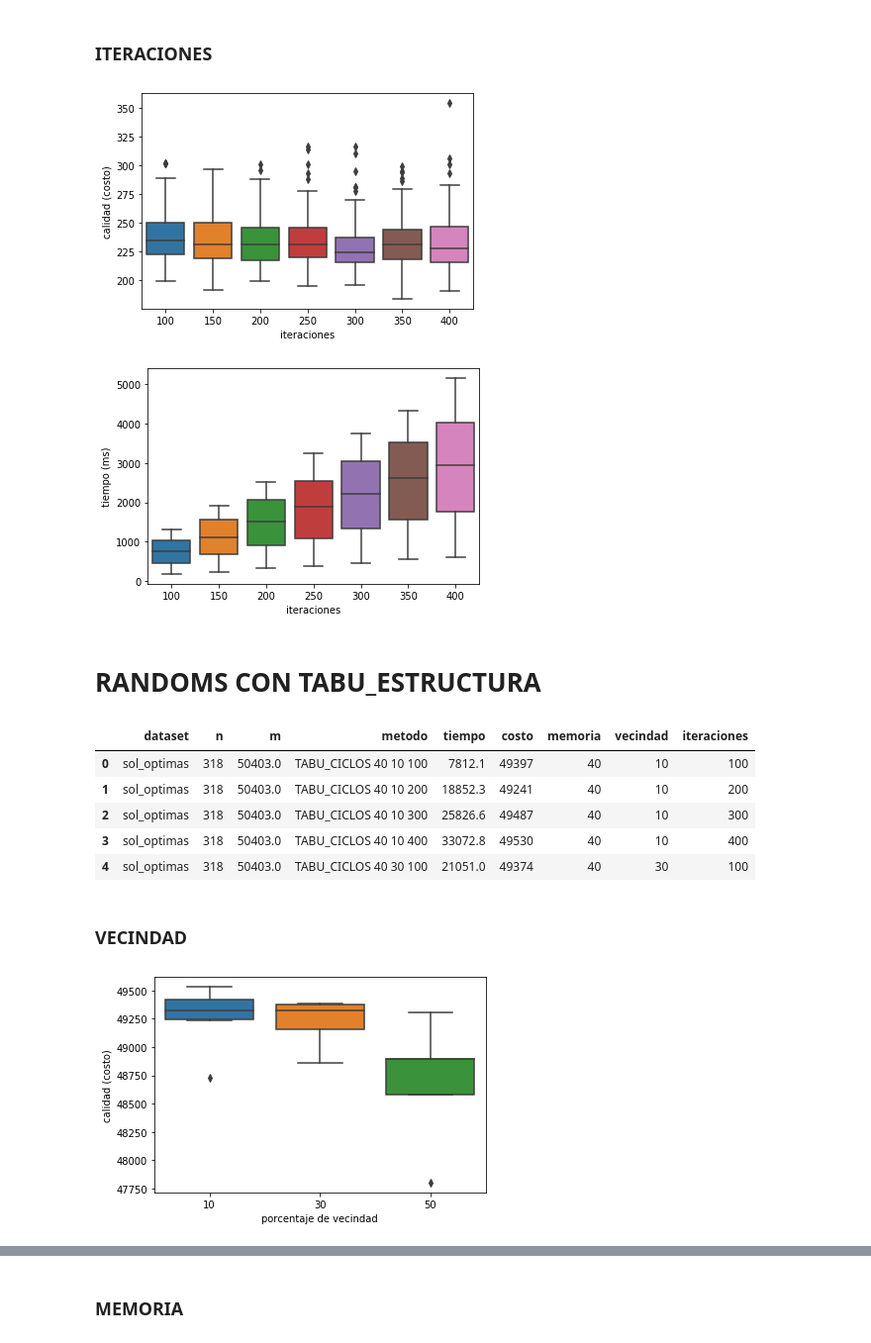
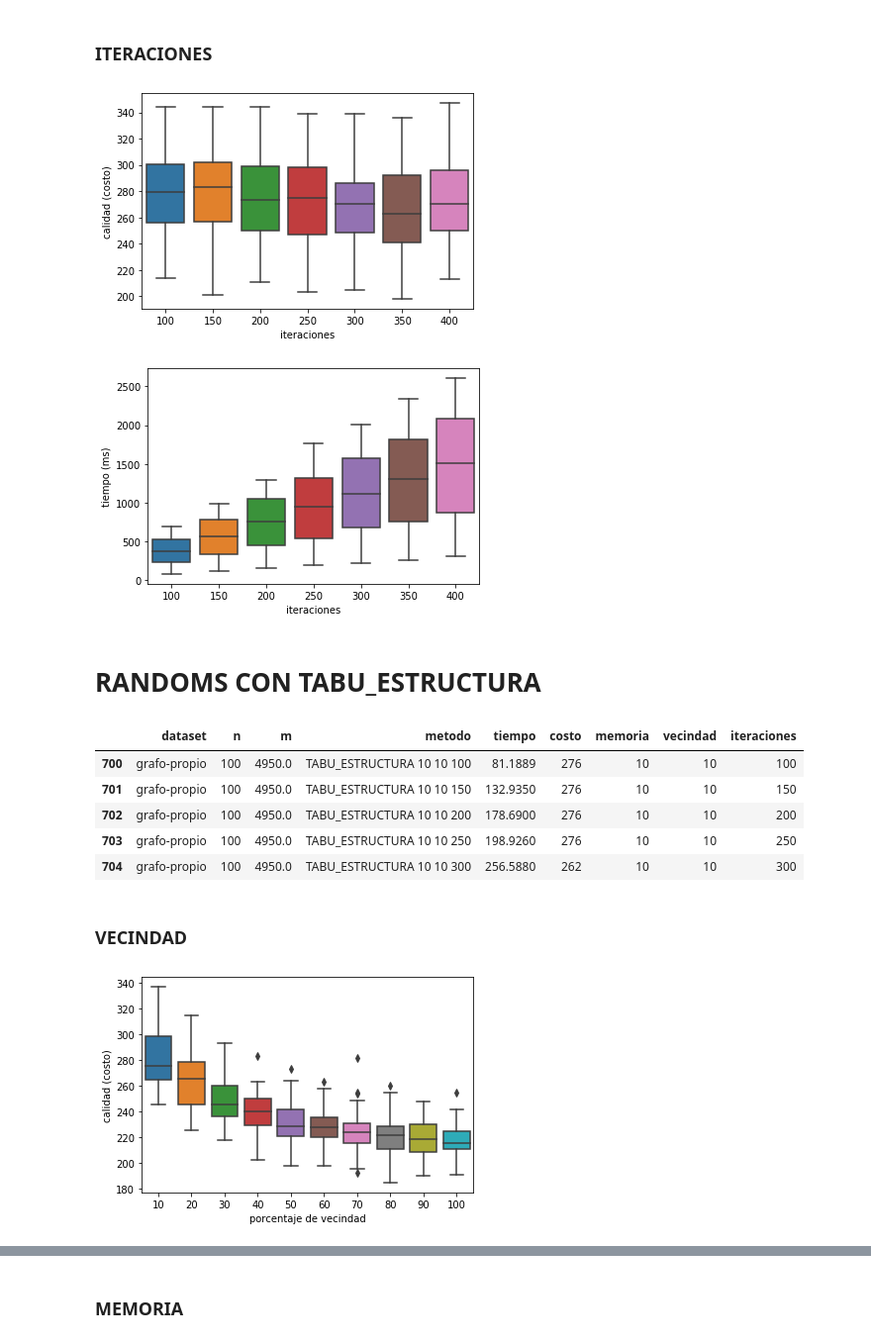
Before and after one commit to maltenzo/algo3-tp2, a Jupyter notebook: Python/Analisis.ipynb, the cells around one changed output, grey strips where cells are left out. Shown at 99% size. Saved outputs shown, nothing was run; the diff lists cells and outputs as text; code cells hidden in the pictures.

```diff
--- a/Python/Analisis.ipynb
+++ b/Python/Analisis.ipynb
@@ -13,7 +13,7 @@ def correlacion_pearson(data_frame, columna1, columna2):
 # %%
 df_resultados = pd.read_csv("resultados/resultado.csv");
 df_peor_caso_agm = pd.read_csv("resultados/resultado_agm.csv");
-df_resultados_opt_random = pd.read_csv("resultados/resultado_tabu_params_random.csv");
+df_resultados_random_param = pd.read_csv("resultados/resultado_tabu_params_random.csv");
 df_resultados_opt_param = pd.read_csv("resultados/resultado_tabu_params_opt.csv");
 # %% [markdown]
 # Experimento grafos con pesos aleatorios
@@ -199,38 +209,38 @@ plt.savefig("graficos/ciclos-memoria-tiempo.svg");
 # %% [markdown]
 ### ITERACIONES
 # %%
-fig = sns.boxplot(data=df_resultados_opt_random, x='iteraciones', y='costo');
+fig = sns.boxplot(data=ciclos_random_param, x='iteraciones', y='costo');
 fig.set(xlabel='iteraciones', ylabel='calidad (costo)');
 
 plt.savefig("graficos/ciclos-iteraciones-costo.svg");
 # %% [output]
-[figure, old version]
+[figure, new version]
 # %%
-fig = sns.boxplot(data=df_resultados_opt_random, x='iteraciones', y='tiempo');
+fig = sns.boxplot(data=ciclos_random_param, x='iteraciones', y='tiempo');
 fig.set(xlabel='iteraciones', ylabel='tiempo (ms)');
 
 plt.savefig("graficos/ciclos-iteraciones-tiempo.svg");
 # %% [output]
-[figure, old version]
+[figure, new version]
 # %% [markdown]
 # RANDOMS CON TABU_ESTRUCTURA
 # %%
-estructura_opt_param = df_resultados_opt_param[df_resultados_opt_param["metodo"].str.contains("TABU_ESTRUCTURA", na=False)].copy();
-estructura_opt_param = ciclos_opt_param[(ciclos_opt_param["memoria"] > 0) & (ciclos_opt_param["vecindad"] > 0)]
-estructura_opt_param.head()
+estructura_random_param = df_resultados_random_param[df_resultados_random_param["metodo"].str.contains("TABU_ESTRUCTURA", na=False)].copy();
+estructura_random_param = estructura_random_param[(estructura_random_param["memoria"] > 0) & (estructura_random_param["vecindad"] > 0)]
+estructura_random_param.head()
 # %% [output]
 |  | dataset | n | m | metodo | tiempo | costo | memoria | vecindad | iteraciones |
-| 0 | sol_optimas | 318 | 50403.0 | TABU_CICLOS 40 10 100 | 7812.1 | 49397 | 40 | 10 | 100 |
-| 1 | sol_optimas | 318 | 50403.0 | TABU_CICLOS 40 10 200 | 18852.3 | 49241 | 40 | 10 | 200 |
-| 2 | sol_optimas | 318 | 50403.0 | TABU_CICLOS 40 10 300 | 25826.6 | 49487 | 40 | 10 | 300 |
-| 3 | sol_optimas | 318 | 50403.0 | TABU_CICLOS 40 10 400 | 33072.8 | 49530 | 40 | 10 | 400 |
-| 4 | sol_optimas | 318 | 50403.0 | TABU_CICLOS 40 30 100 | 21051.0 | 49374 | 40 | 30 | 100 |
+| 700 | grafo-propio | 100 | 4950.0 | TABU_ESTRUCTURA 10 10 100 | 81.1889 | 276 | 10 | 10 | 100 |
+| 701 | grafo-propio | 100 | 4950.0 | TABU_ESTRUCTURA 10 10 150 | 132.9350 | 276 | 10 | 10 | 150 |
+| 702 | grafo-propio | 100 | 4950.0 | TABU_ESTRUCTURA 10 10 200 | 178.6900 | 276 | 10 | 10 | 200 |
+| 703 | grafo-propio | 100 | 4950.0 | TABU_ESTRUCTURA 10 10 250 | 198.9260 | 276 | 10 | 10 | 250 |
+| 704 | grafo-propio | 100 | 4950.0 | TABU_ESTRUCTURA 10 10 300 | 256.5880 | 262 | 10 | 10 | 300 |
 # %% [markdown]
 ### VECINDAD
 # %%
-fig = sns.boxplot(data=estructura_opt_param, x='vecindad', y='costo');
+fig = sns.boxplot(data=estructura_random_param, x='vecindad', y='costo');
 fig.set(xlabel='porcentaje de vecindad', ylabel='calidad (costo)');
 
-plt.savefig("graficos/ciclos-vecindad-costo.svg");
+plt.savefig("graficos/estructura-vecindad-costo.svg");
 # %% [output]
-[figure, old version]
+[figure, new version]
```
Also changed, not shown: parts of 32 cells of this notebook, 25 other files.
